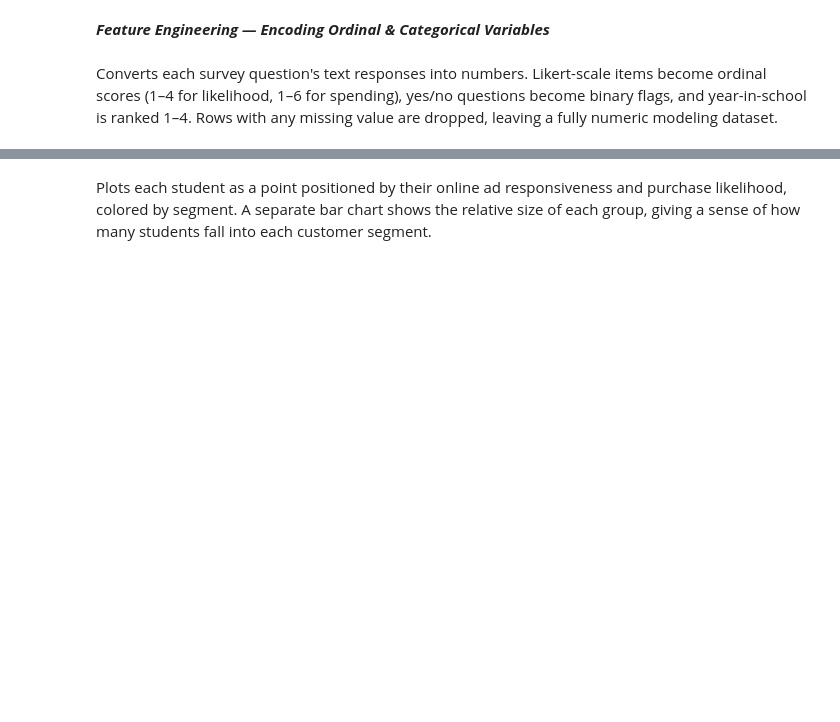
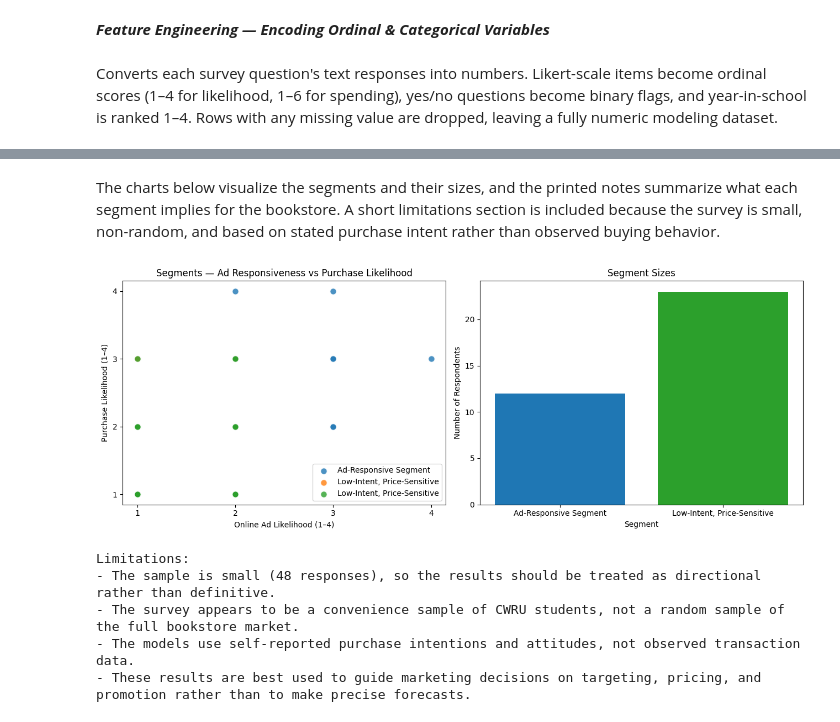
Before and after one commit to rcorrie325/Marketing, a Jupyter notebook: Modeling.ipynb, the cells around one changed output, grey strips where cells are left out. Saved outputs shown, nothing was run; the diff lists cells and outputs as text; code cells hidden in the pictures; blank space fills up the shorter version.

```diff
--- a/Modeling.ipynb
+++ b/Modeling.ipynb
@@ -191,15 +271,29 @@ Fits the final K-Means model with the optimal k, assigns each respondent to a se
 # %%
 kmeans = KMeans(n_clusters=best_k, random_state=42, n_init=10)
-model_df["cluster"] = kmeans.fit_predict(X_clust)
+model_df["cluster"] = kmeans.fit_predict(X_clust_scaled)
 
 cluster_profile = model_df.groupby("cluster")[cluster_features + ["has_purchased"]].mean().round(2)
 cluster_profile.index = [f"Segment {i}" for i in cluster_profile.index]
 print("Cluster Profiles (mean values per segment):")
 print(cluster_profile.to_string())
 
-rank_labels = ["Low Interest", "Moderate Interest", "High Interest", "Very High Interest"]
-sorted_segs = cluster_profile["purchase_likelihood"].sort_values().index.tolist()
-label_map = {seg: rank_labels[i] for i, seg in enumerate(sorted_segs)}
-cluster_profile["Label"] = cluster_profile.index.map(label_map)
-print("\nSegment Labels:")
-print(cluster_profile["Label"])
+sample_means = cluster_profile[["purchase_likelihood", "online_ad_likelihood", "inperson_ad_likelihood", "avg_spend_score"]].mean()
+segment_descriptions = {}
+
+for seg in cluster_profile.index:
+    row = cluster_profile.loc[seg]
+    if row["purchase_likelihood"] >= sample_means["purchase_likelihood"] and row["avg_spend_score"] >= sample_means["avg_spend_score"]:
+        label = "High-Intent, Higher-Spend"
+        action = "Prioritize premium drops or limited-release apparel for this group."
+    elif row[["online_ad_likelihood", "inperson_ad_likelihood"]].mean() >= sample_means[["online_ad_likelihood", "inperson_ad_likelihood"]].mean():
+        label = "Ad-Responsive Segment"
+        action = "Target this group with promotional campaigns, especially around discounts and new apparel announcements."
+    else:
+        label = "Low-Intent, Price-Sensitive"
+        action = "Use discounts, giveaways, and simpler designs to reduce purchase barriers for this group."
+    segment_descriptions[seg] = action
+    cluster_profile.loc[seg, "Label"] = label
+    cluster_profile.loc[seg, "Recommended Action"] = action
+
+print("\nSegment labels and business implications:")
+print(cluster_profile[["Label", "Recommended Action"]].to_string())
@@ -206,29 +312,42 @@ print(cluster_profile["Label"])
 # %% [markdown]
-Plots each student as a point positioned by their online ad responsiveness and purchase likelihood, colored by segment. A separate bar chart shows the relative size of each group, giving a sense of how many students fall into each customer segment.
+The charts below visualize the segments and their sizes, and the printed notes summarize what each segment implies for the bookstore. A short limitations section is included because the survey is small, non-random, and based on stated purchase intent rather than observed buying behavior.
 # %%
-palette = ["steelblue", "coral", "seagreen", "mediumpurple", "goldenrod"]
+palette = sns.color_palette("tab10", n_colors=best_k)
 colors_map = {i: palette[i] for i in range(best_k)}
 segment_labels = cluster_profile["Label"].to_dict()
 
 fig, axes = plt.subplots(1, 2, figsize=(13, 5))
 
 for seg, grp in model_df.groupby("cluster"):
     label = segment_labels.get(f"Segment {seg}", f"Segment {seg}")
     axes[0].scatter(grp["online_ad_likelihood"], grp["purchase_likelihood"],
                     label=label, color=colors_map[seg], alpha=0.8, edgecolors="white", s=70)
 axes[0].set_title("Segments — Ad Responsiveness vs Purchase Likelihood")
 axes[0].set_xlabel("Online Ad Likelihood (1–4)")
 axes[0].set_ylabel("Purchase Likelihood (1–4)")
 axes[0].legend()
 axes[0].set_xticks([1, 2, 3, 4])
 axes[0].set_yticks([1, 2, 3, 4])
 
 cluster_sizes = model_df["cluster"].value_counts().sort_index()
 bar_labels = [segment_labels.get(f"Segment {i}", f"Segment {i}") for i in cluster_sizes.index]
 axes[1].bar(bar_labels, cluster_sizes.values, color=[colors_map[i] for i in cluster_sizes.index])
 axes[1].set_title("Segment Sizes")
 axes[1].set_xlabel("Segment")
 axes[1].set_ylabel("Number of Respondents")
 
 plt.tight_layout()
 plt.show()
+
+print("\nLimitations:")
+print("- The sample is small (48 responses), so the results should be treated as directional rather than definitive.")
+print("- The survey appears to be a convenience sample of CWRU students, not a random sample of the full bookstore market.")
+print("- The models use self-reported purchase intentions and attitudes, not observed transaction data.")
+print("- These results are best used to guide marketing decisions on targeting, pricing, and promotion rather than to make precise forecasts.")
+# %% [output]
+[figure, added]
+Limitations:
+- The sample is small (48 responses), so the results should be treated as directional rather than definitive.
+- The survey appears to be a convenience sample of CWRU students, not a random sample of the full bookstore market.
+- The models use self-reported purchase intentions and attitudes, not observed transaction data.
+- These results are best used to guide marketing decisions on targeting, pricing, and promotion rather than to make precise forecasts.
```
Also changed, not shown: parts of 14 cells of this notebook.
